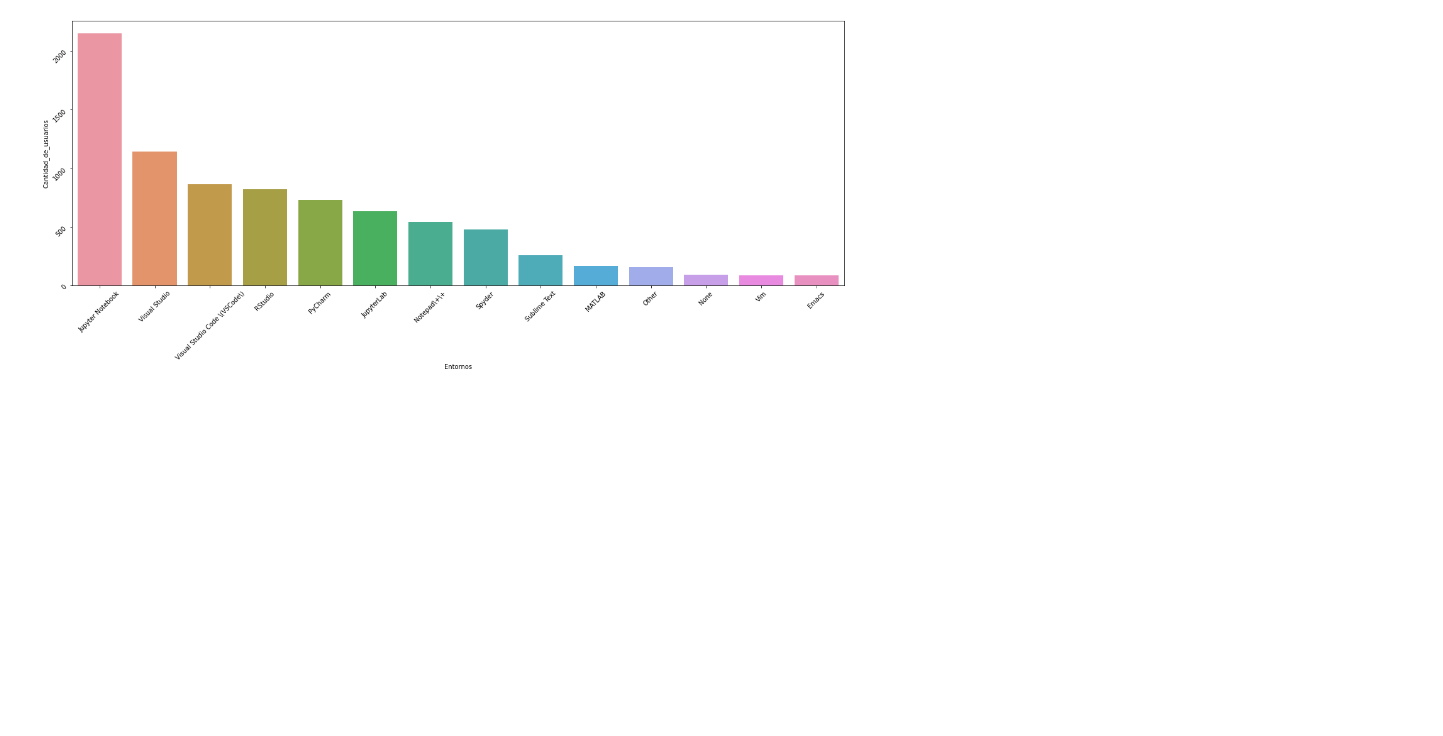
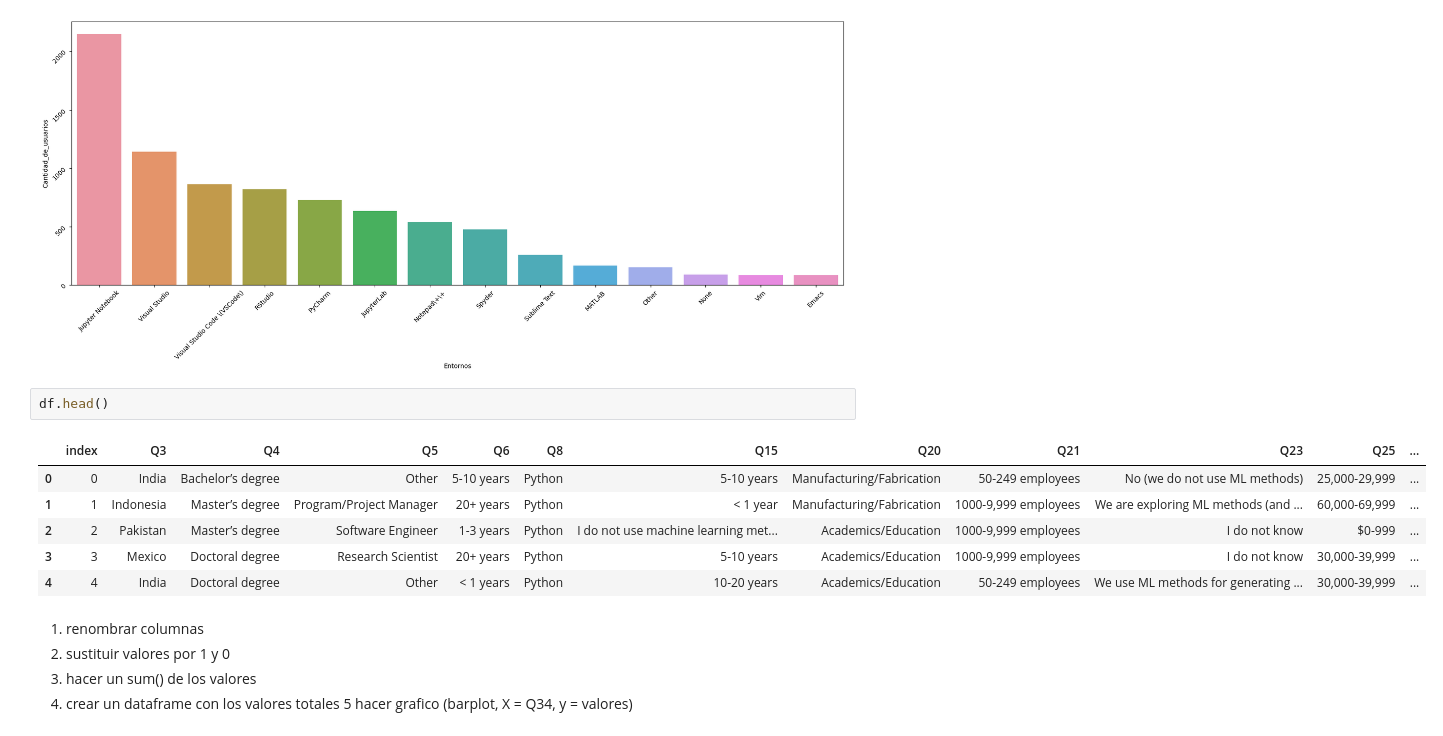
Before and after one commit to Adalab/project-da-promo-d-modulo-2-team-4, a Jupyter notebook: exploracion/limpieza de columnas.ipynb, the cells around one changed output. Cells and saved outputs as stored; diff of their text form; blank space fills up the shorter version.

```diff
--- a/exploracion/limpieza de columnas.ipynb
+++ b/exploracion/limpieza de columnas.ipynb
@@ -354,3 +259,18 @@ plt.tick_params(rotation = 45)
 plt.tight_layout()
 # %% [output]
 [figure]
+# %%
+df.head()
+# %% [output]
+|  | index | Q3 | Q4 | Q5 | Q6 | Q8 | Q15 | Q20 | Q21 | Q23 | Q25 | ... |
+| 0 | 0 | India | Bachelor’s degree | Other | 5-10 years | Python | 5-10 years | Manufacturing/Fabrication | 50-249 employees | No (we do not use ML methods) | 25,000-29,999 | ... |
+| 1 | 1 | Indonesia | Master’s degree | Program/Project Manager | 20+ years | Python | < 1 year | Manufacturing/Fabrication | 1000-9,999 employees | We are exploring ML methods (and ... | 60,000-69,999 | ... |
+| 2 | 2 | Pakistan | Master’s degree | Software Engineer | 1-3 years | Python | I do not use machine learning met... | Academics/Education | 1000-9,999 employees | I do not know | $0-999 | ... |
+| 3 | 3 | Mexico | Doctoral degree | Research Scientist | 20+ years | Python | 5-10 years | Academics/Education | 1000-9,999 employees | I do not know | 30,000-39,999 | ... |
+| 4 | 4 | India | Doctoral degree | Other | < 1 years | Python | 10-20 years | Academics/Education | 50-249 employees | We use ML methods for generating ... | 30,000-39,999 | ... |
+# %% [markdown]
+1. renombrar columnas
+2. sustituir valores por 1 y 0
+3. hacer un sum() de los valores
+4. crear un dataframe con los valores totales
+5 hacer grafico (barplot, X = Q34, y = valores)
```
Also changed, not shown: parts of 20 cells of this notebook.
